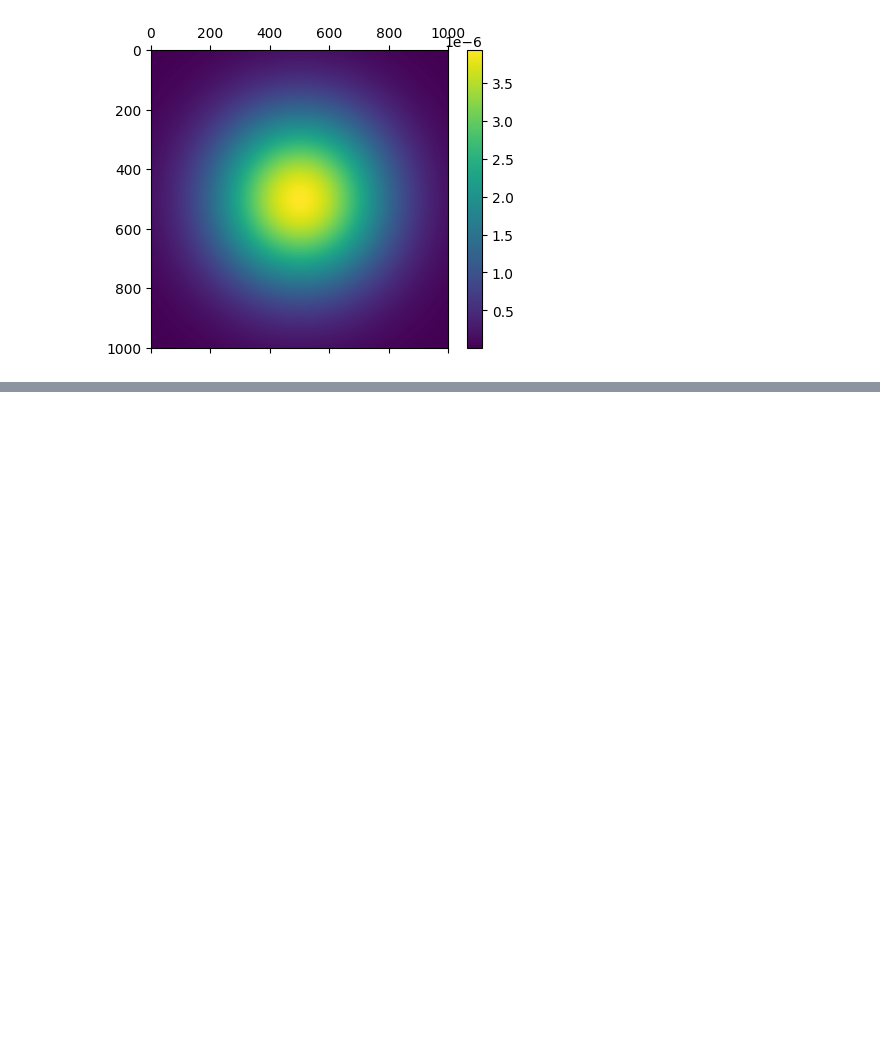
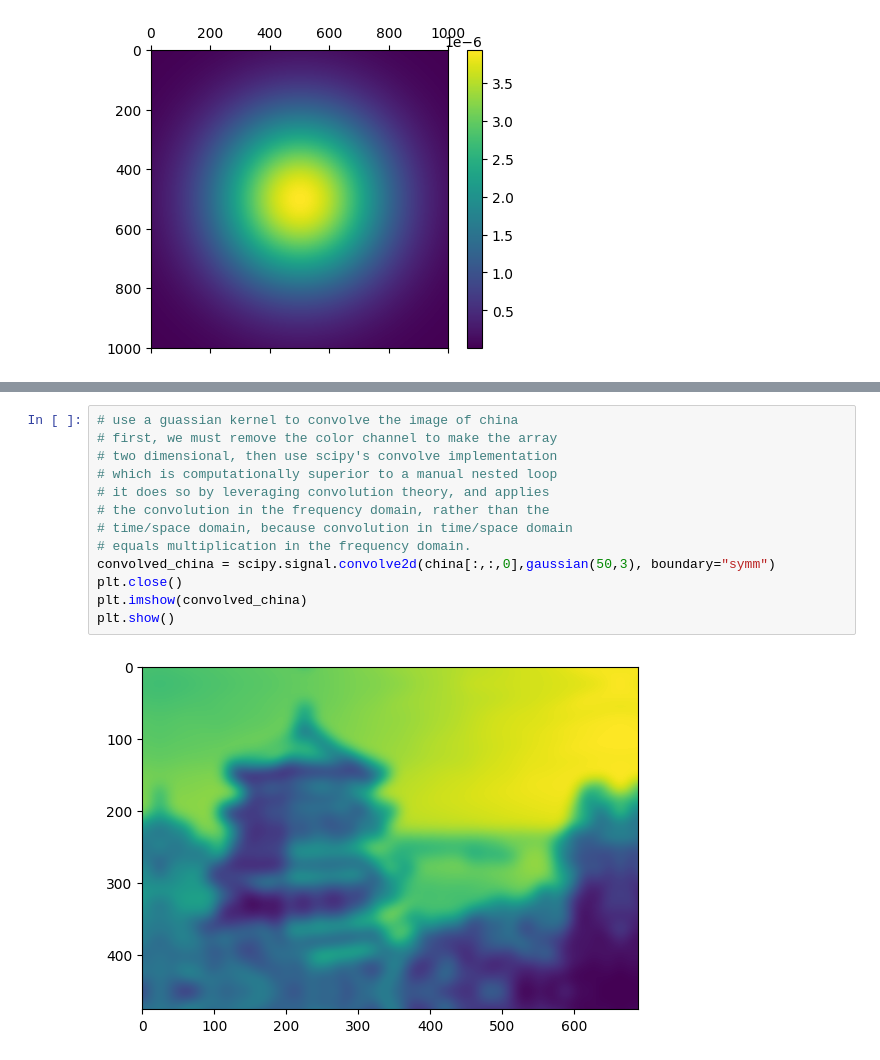
Before and after one commit to solarecho3/vectors, a Jupyter notebook: vectors.ipynb, the cells around one changed output, grey strips where cells are left out. Cells and saved outputs as stored; diff of their text form; blank space fills up the shorter version.

Commit message:
convolution with gaussian kernel

```diff
--- a/vectors.ipynb
+++ b/vectors.ipynb
@@ -2314,0 +2325,15 @@ plt.show()
+# %%
+# use a guassian kernel to convolve the image of china
+# first, we must remove the color channel to make the array
+# two dimensional, then use scipy's convolve implementation
+# which is computationally superior to a manual nested loop
+# it does so by leveraging convolution theory, and applies
+# the convolution in the frequency domain, rather than the
+# time/space domain, because convolution in time/space domain
+# equals multiplication in the frequency domain.
+convolved_china = scipy.signal.convolve2d(china[:,:,0],gaussian(50,3), boundary="symm")
+plt.close()
+plt.imshow(convolved_china)
+plt.show()
+# %% [output]
+[figure, added]
```
Also changed, not shown: parts of 16 cells of this notebook.
